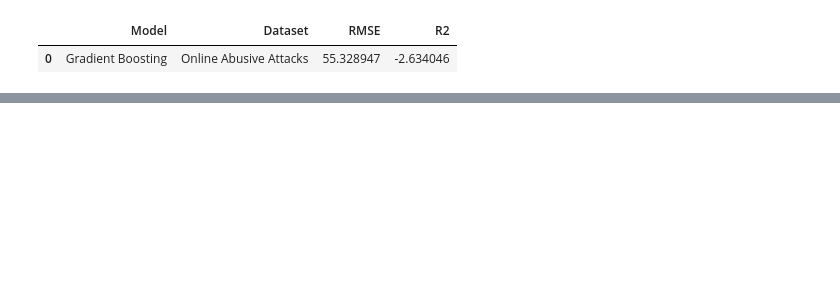
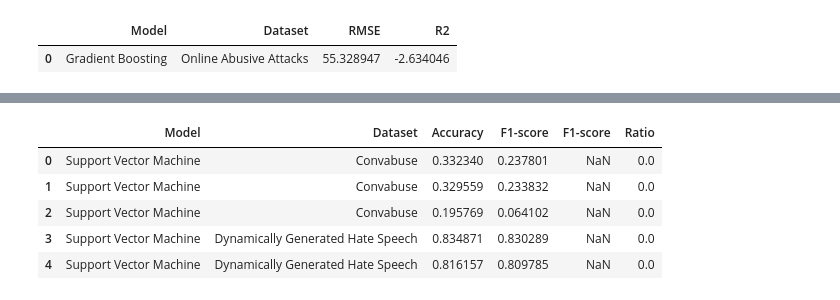
Before and after one commit to cfornesa/political_polarization, a Jupyter notebook: Model_Results.ipynb, the cells around one changed output, grey strips where cells are left out. Saved outputs shown, nothing was run; the diff lists cells and outputs as text; code cells hidden in the pictures; blank space fills up the shorter version.

```diff
--- a/Model_Results.ipynb
+++ b/Model_Results.ipynb
@@ -218,0 +240,9 @@ regression_results.to_csv(f"{results_path}regression_results.csv", index=False)
+# %%
+support_vector_classification.head()
+# %% [output]
+|  | Model | Dataset | Accuracy | F1-score | F1-score | Ratio |
+| 0 | Support Vector Machine | Convabuse | 0.332340 | 0.237801 | NaN | 0.0 |
+| 1 | Support Vector Machine | Convabuse | 0.329559 | 0.233832 | NaN | 0.0 |
+| 2 | Support Vector Machine | Convabuse | 0.195769 | 0.064102 | NaN | 0.0 |
+| 3 | Support Vector Machine | Dynamically Generated Hate Speech | 0.834871 | 0.830289 | NaN | 0.0 |
+| 4 | Support Vector Machine | Dynamically Generated Hate Speech | 0.816157 | 0.809785 | NaN | 0.0 |
```
Also changed, not shown: parts of 12 cells of this notebook, 23 other files.
